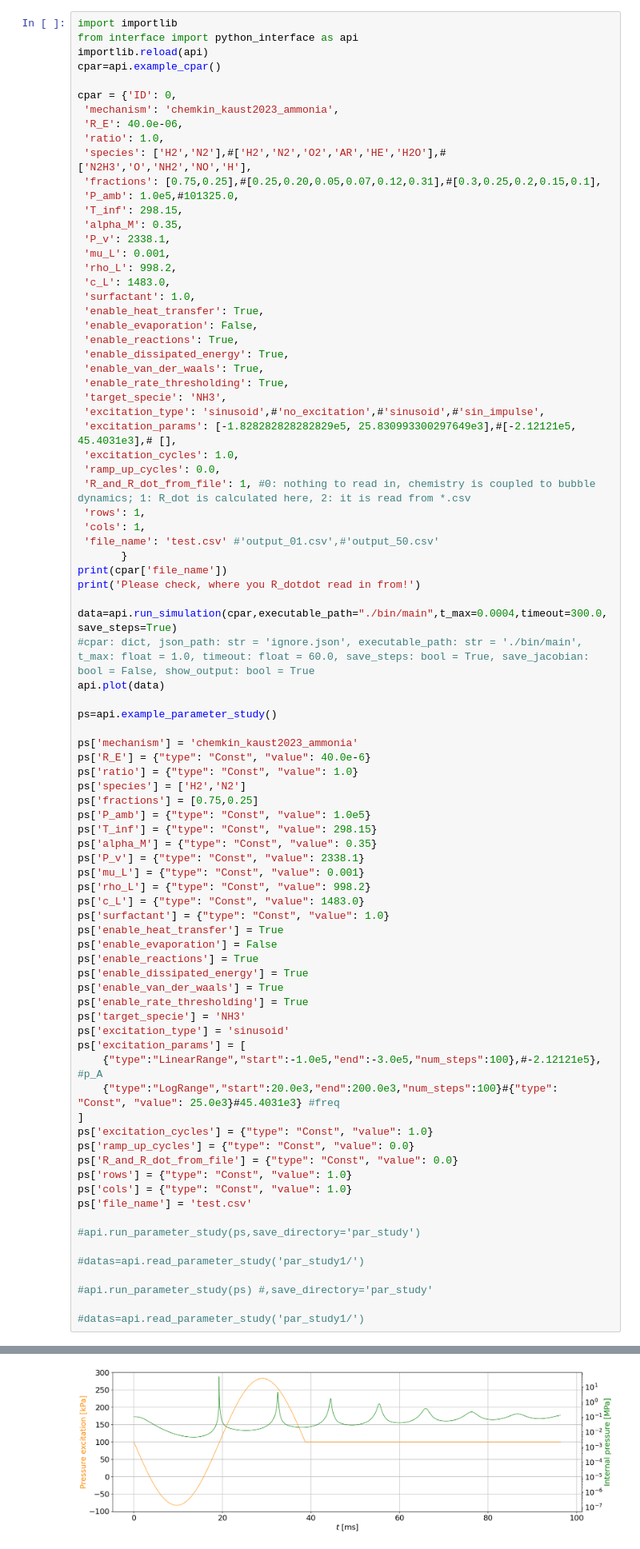
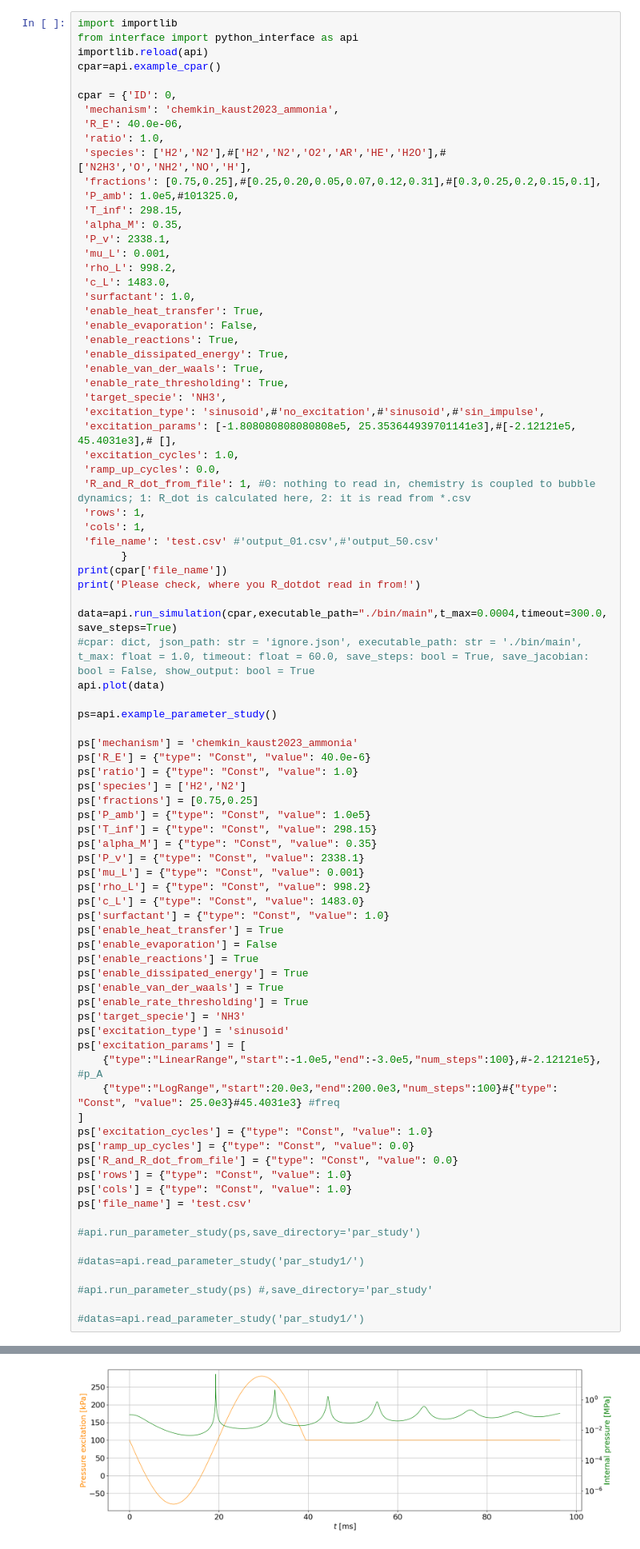
Before and after one commit to kozakaron/Bubble_dynamics_simulation_CPP, a Jupyter notebook: python_run.ipynb, the cells around one changed output, grey strips where cells are left out. Shown at 80% size. Drawn from its saved outputs; the diff is of its cells as text.

```diff
--- a/python_run.ipynb
+++ b/python_run.ipynb
@@ -26,7 +26,7 @@ cpar = {'ID': 0,
  'enable_rate_thresholding': True,
  'target_specie': 'NH3',
  'excitation_type': 'sinusoid',#'no_excitation',#'sinusoid',#'sin_impulse',
- 'excitation_params': [-1.828282828282829e5, 25.830993300297649e3],#[-2.12121e5, 45.4031e3],# [],
+ 'excitation_params': [-1.808080808080808e5, 25.353644939701141e3],#[-2.12121e5, 45.4031e3],# [],
  'excitation_cycles': 1.0,
  'ramp_up_cycles': 0.0,
  'R_and_R_dot_from_file': 1, #0: nothing to read in, chemistry is coupled to bubble dynamics; 1: R_dot is calculated here, 2: it is read from *.csv
@@ -103,6 +103,6 @@ Please check, where you R_dotdot read in from!
 [figure]
 [figure]
-[figure, old version]
+[figure, new version]
 Control Parameters:
   ID: 0
   Mechanism: chemkin_kaust2023_ammonia
```
Also changed, not shown: parts of 1 cell of this notebook, 1 other file.
